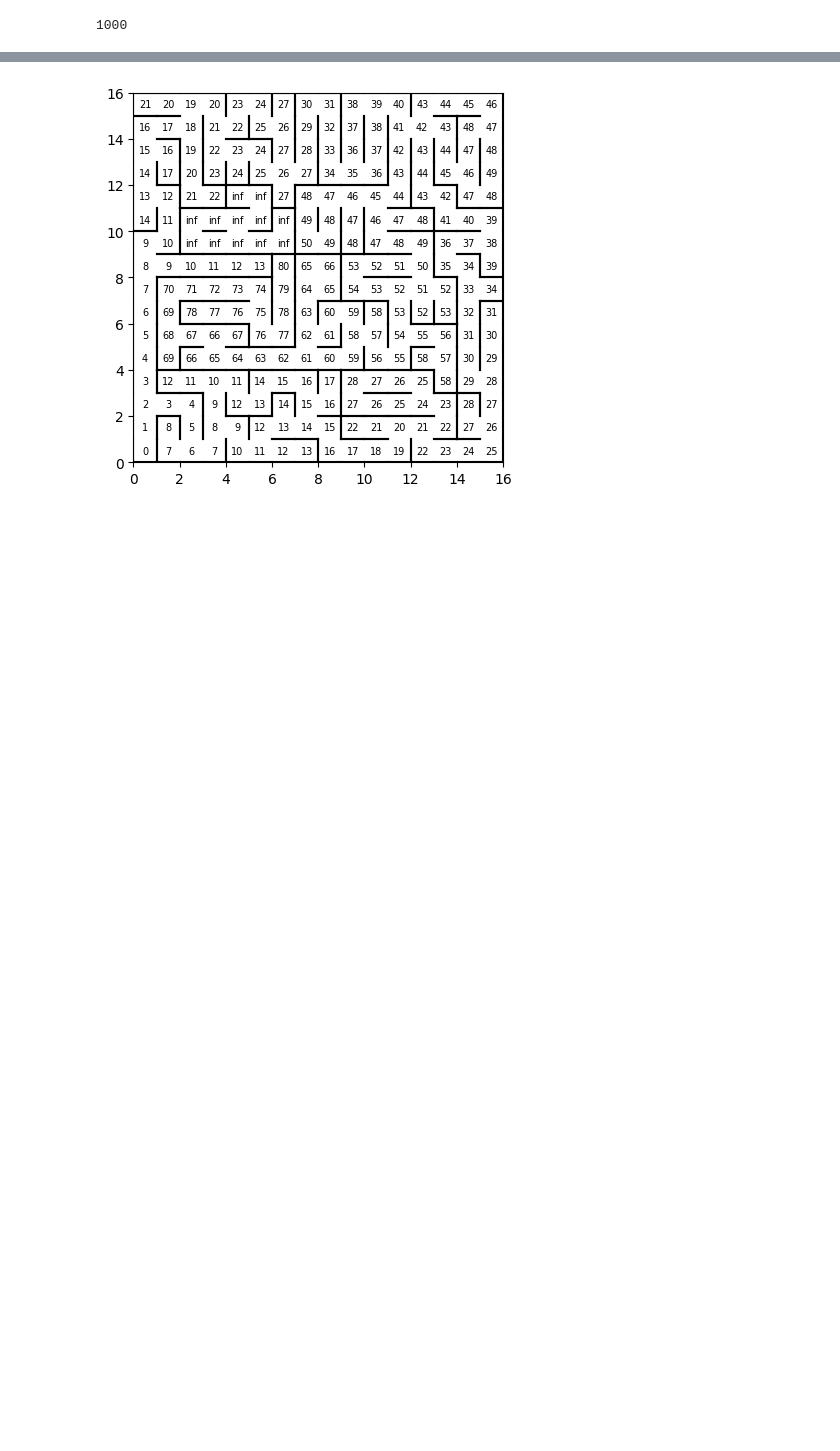
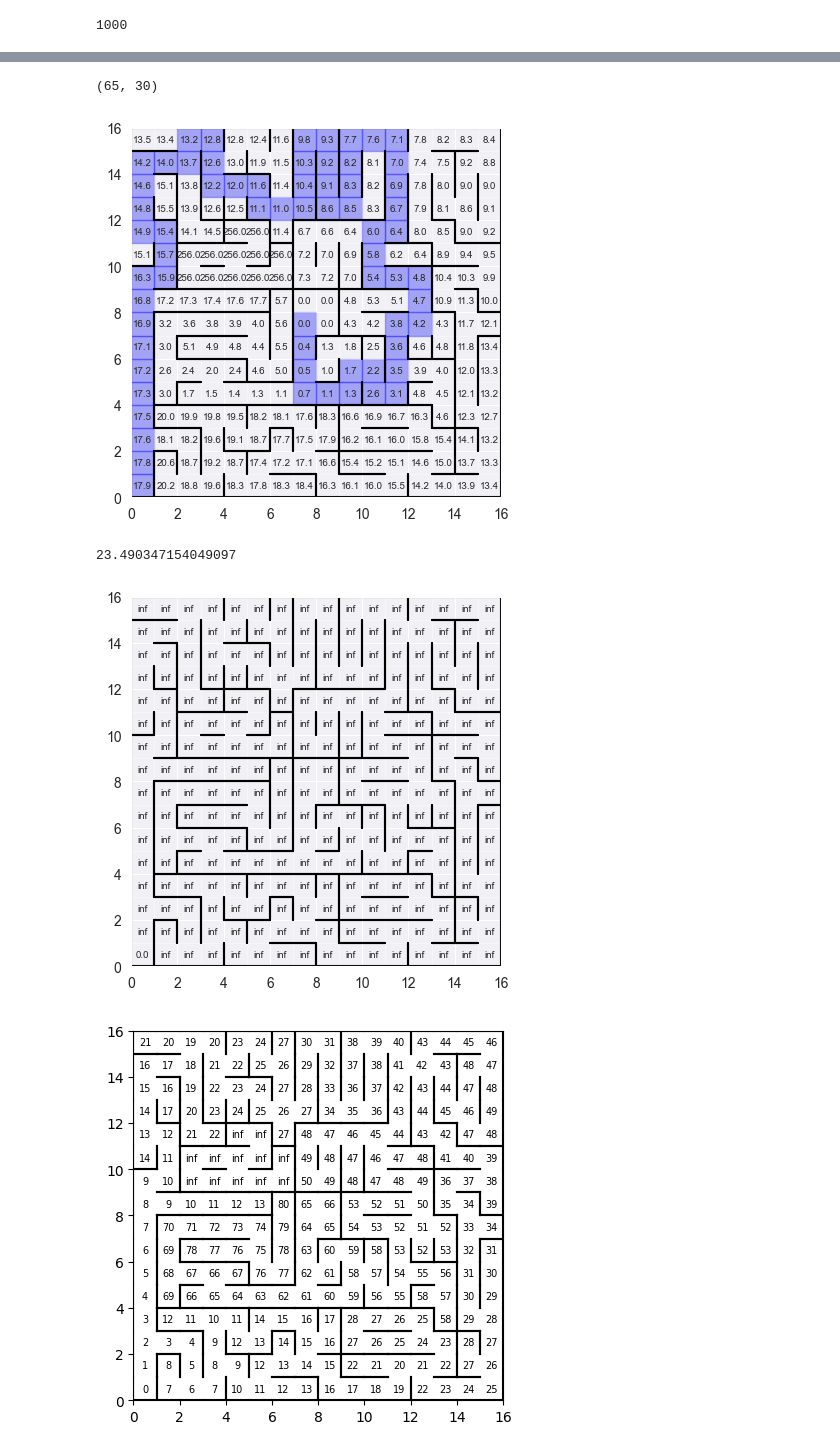
Before and after one commit to FarisAnsara/Optimal-Pathfinding-Micromouse, a Jupyter notebook: test.ipynb, the cells around one changed output, grey strips where cells are left out. Cells and saved outputs as stored; diff of their text form; code cells hidden in the pictures; blank space fills up the shorter version.

```diff
--- a/test.ipynb
+++ b/test.ipynb
@@ -101,3 +137,24 @@ Utils.draw_maze(maze, dist_map=map)
+# %%
+
+from algorithms.classical.floodfill.FloodFillTime import FloodFill
+maze = Utils.load_maze('mazes/competition_json/87us1.json')
+flood = FloodFill(walls=maze)
+flood_path = flood.get_path_from_flood_map()
+print(flood.get_stats())
+Utils().draw_maze(walls=maze, path=flood_path, dist_map= flood.flood_map)
+stats = Stats()
+print(stats.get_time_from_path(flood_path))
+map = [[float('inf') for _ in range(16)] for _ in range(16)]
+goals = flood.get_goal_position()
+# for goal in goals:
+#     map[goal[0]][goal[1]] = 0
+map[flood.start_position[0]][flood.start_position[1]] = 0
+Utils.draw_maze(maze, dist_map=map)
+# %% [output]
+(65, 30)
+[figure, added]
+23.490347154049097
+[figure, added]
 # %%
 from algorithms.classical.bfs.BFS import BFS
 bfs = BFS(walls=maze)
```
Also changed, not shown: parts of 4 cells of this notebook, 13 other files.
